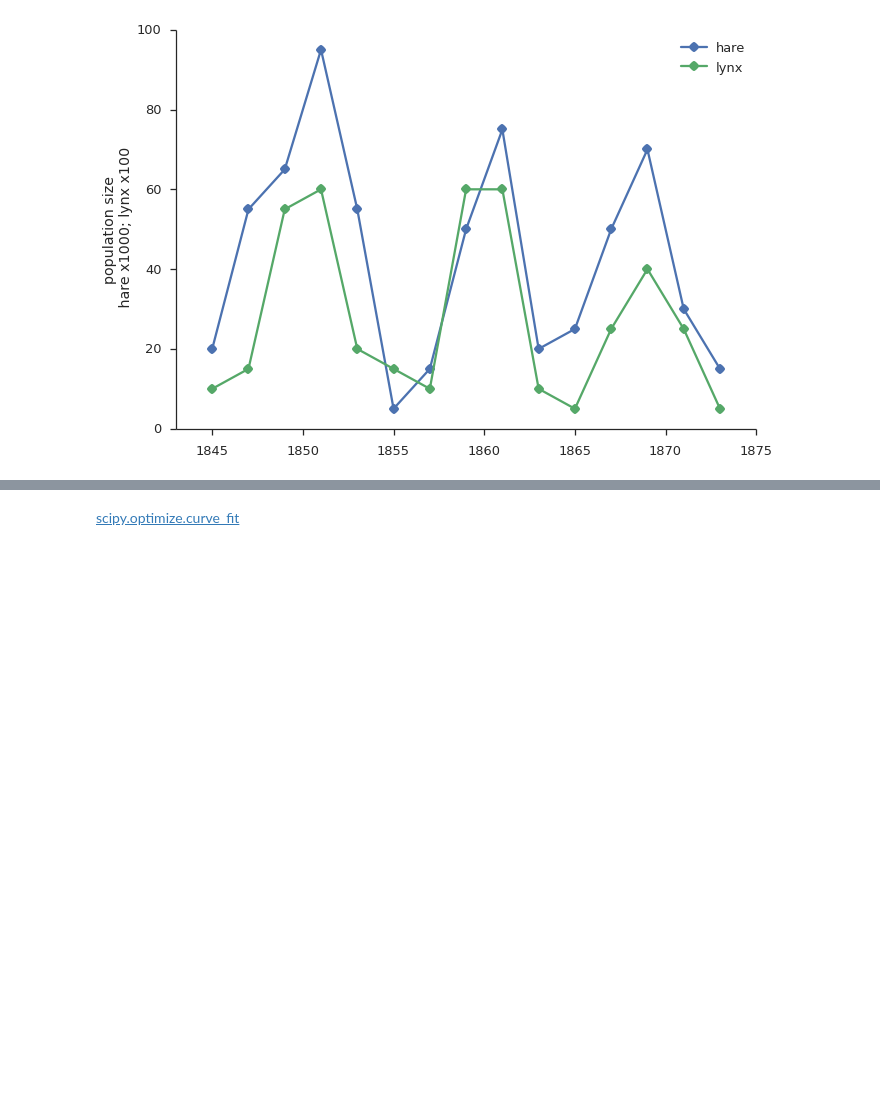
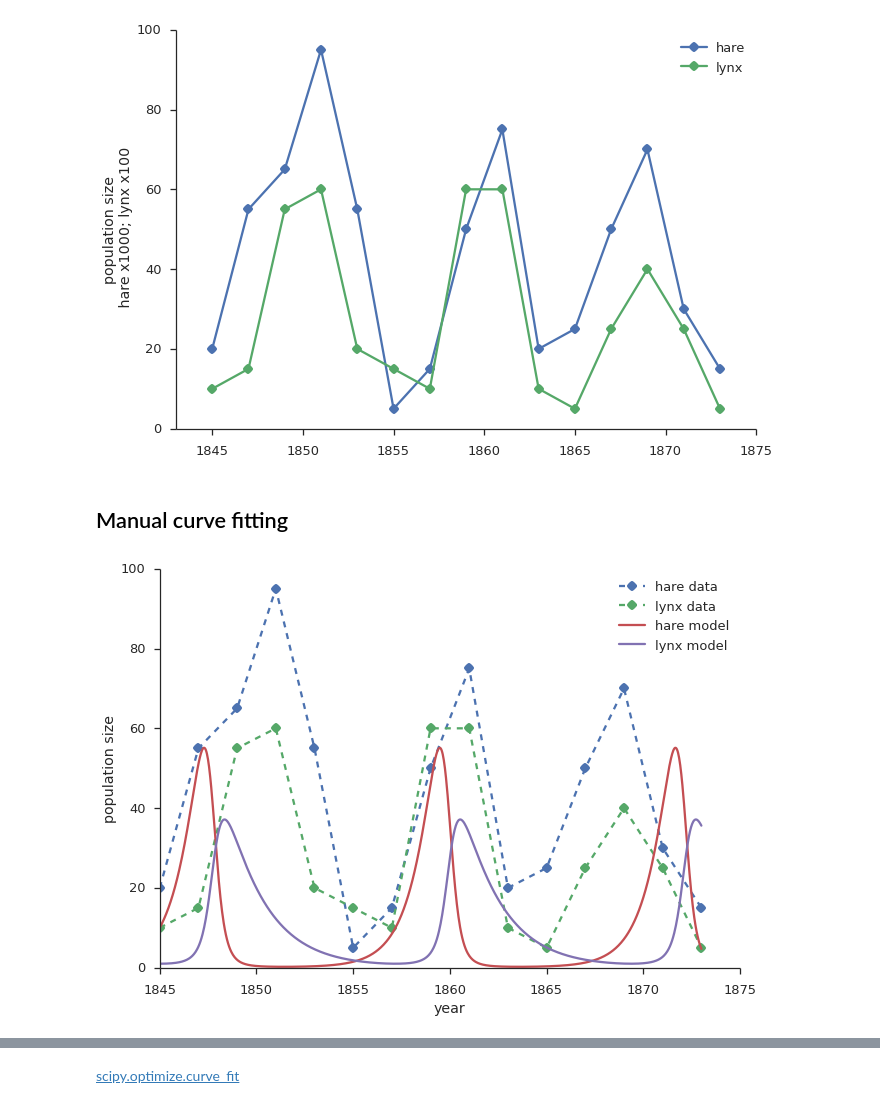
Before and after one commit to Py4Life/TAU2015, a Jupyter notebook: lecture10.ipynb, the cells around one changed output, grey strips where cells are left out. Saved outputs shown, nothing was run; the diff lists cells and outputs as text; code cells hidden in the pictures; blank space fills up the shorter version.

```diff
--- a/lecture10.ipynb
+++ b/lecture10.ipynb
@@ -140,3 +121,22 @@ legend()
 sns.despine()
 # %% [output]
 [figure]
+# %% [markdown]
+## Manual curve fitting
+# %%
+def plot_lotka_volterra(H0=10,L0=1,a=1,b=0.1,c=0.05,d=0.5):
+    plot(df.year, df.hare, '--o', label='hare data')
+    plot(df.year, df.lynx, '--o', label='lynx data')
+    t_range = linspace(df.year.min(), df.year.max(), 1000)
+    y = odeint(lotka_volterra, (H0,L0), t_range, (a,b,c,d))
+    H = y[:,0]
+    L = y[:,1]
+    plot(t_range, H, label='hare model')
+    plot(t_range, L, label='lynx model')
+    xlabel('year')
+    ylabel('population size')
+    legend()
+    sns.despine();
+plot_lotka_volterra()
+# %% [output]
+[figure, added]
```
Also changed, not shown: parts of 52 cells of this notebook.
